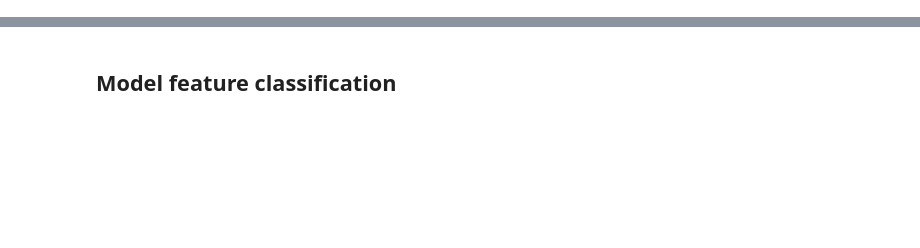
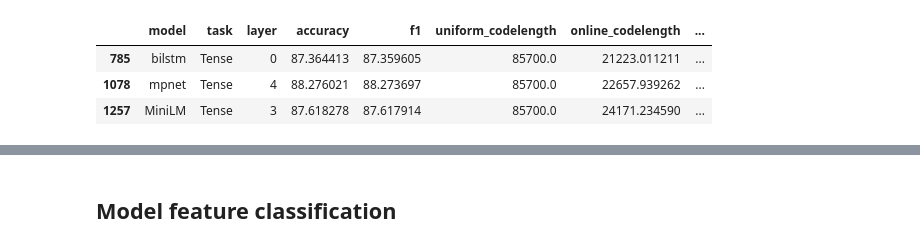
Before and after one commit to urbikn/probing-sentence-transformers-project, a Jupyter notebook: results_analysis.ipynb, the cells around one changed output, grey strips where cells are left out. Drawn from its saved outputs; the diff is of its cells as text; code cells hidden in the pictures; blank space fills up the shorter version.

```diff
--- a/results_analysis.ipynb
+++ b/results_analysis.ipynb
@@ -65,3 +67,16 @@ for file in results_files:
         results_dict['compression_ratio'].append(compression_ratio)
 
 results = pd.DataFrame(results_dict)
+# %%
+# Per model and task, get the best layer based on compression ratio and filter out the rest
+t = results.sort_values(by=['model', 'task', 'compression_ratio'], ascending=False)
+
+# Get the best layer for each model and task
+r = t.groupby(['model', 'task']).head(1)
+r = r.sort_values(by=['task', 'compression_ratio'], ascending=False)
+r.query('task == "Tense"')
+# %% [output]
+|  | model | task | layer | accuracy | f1 | uniform_codelength | online_codelength | ... |
+| 785 | bilstm | Tense | 0 | 87.364413 | 87.359605 | 85700.0 | 21223.011211 | ... |
+| 1078 | mpnet | Tense | 4 | 88.276021 | 88.273697 | 85700.0 | 22657.939262 | ... |
+| 1257 | MiniLM | Tense | 3 | 87.618278 | 87.617914 | 85700.0 | 24171.234590 | ... |
```
Also changed, not shown: parts of 7 cells of this notebook, 5 other files.
